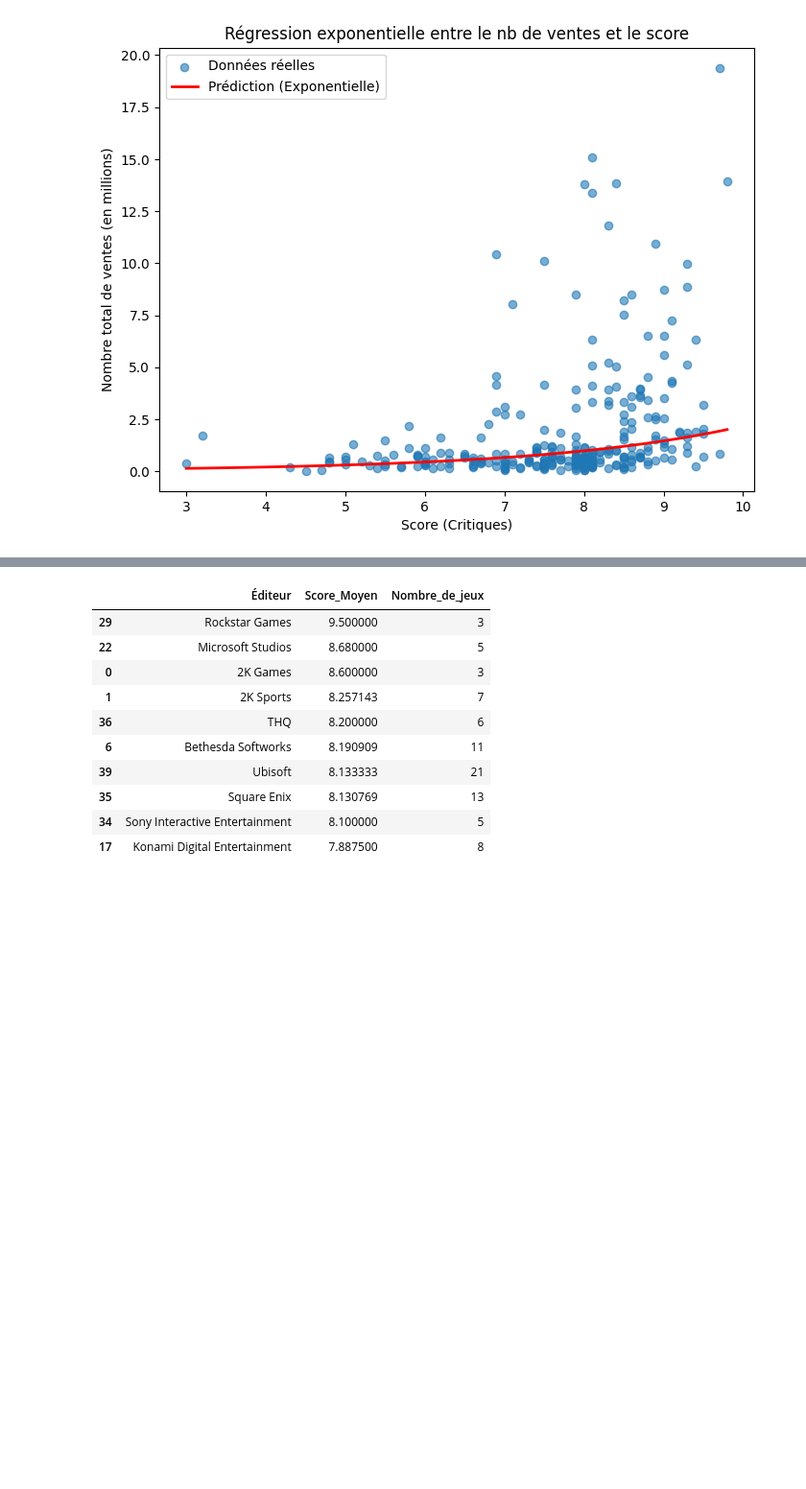
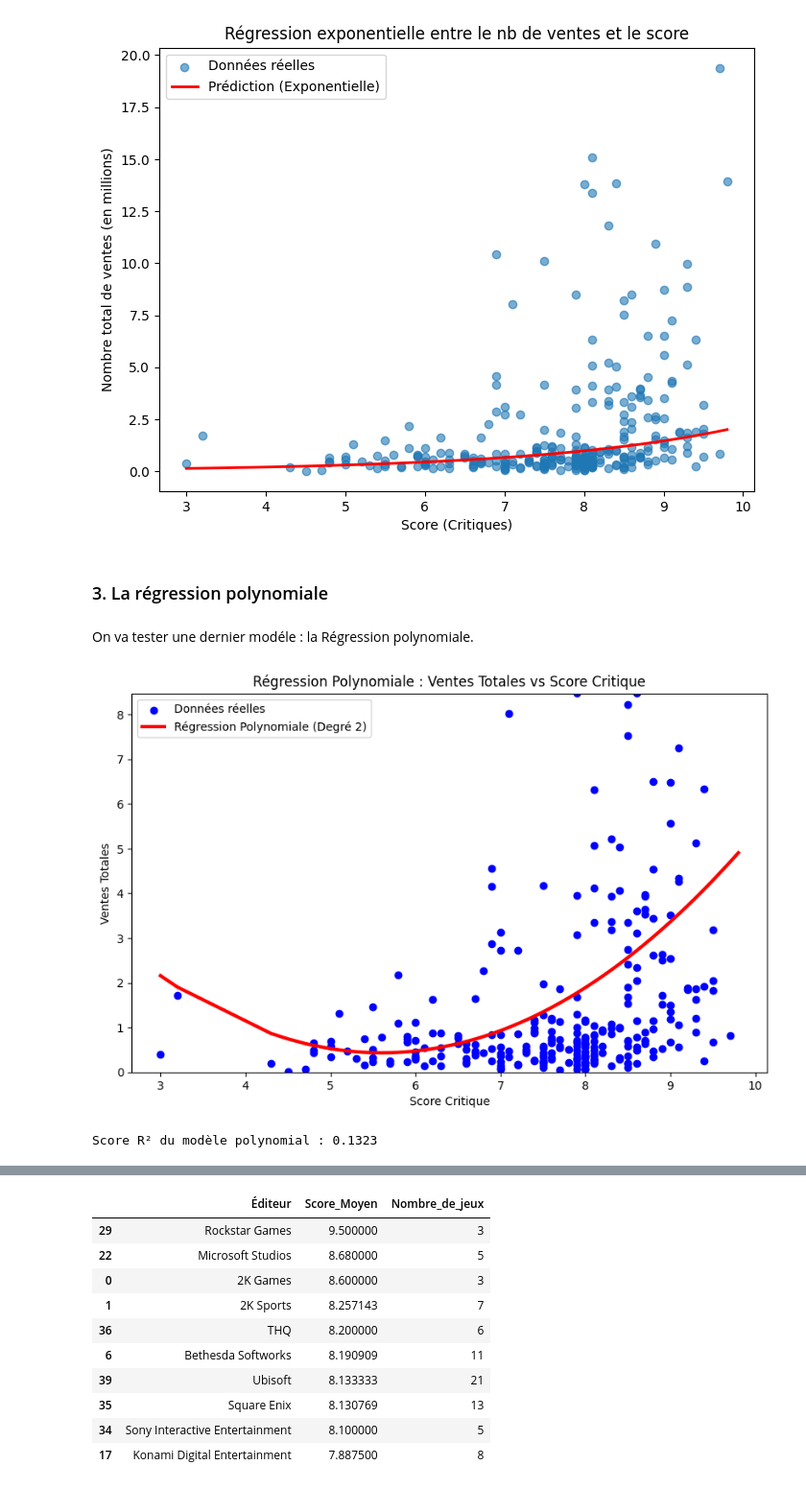
Before and after one commit to Sikoso774/vg_sales_2024, a Jupyter notebook: vg-sales.ipynb, the cells around one changed output, grey strips where cells are left out. Shown at 96% size. Saved outputs shown, nothing was run; the diff lists cells and outputs as text; code cells hidden in the pictures; blank space fills up the shorter version.

```diff
--- a/vg-sales.ipynb
+++ b/vg-sales.ipynb
@@ -185,5 +185,65 @@ plt.legend()
 plt.show()
 # %% [output]
 [figure]
+# %% [markdown]
+### 3. La régression polynomiale
+# %% [markdown]
+On va tester une dernier modéle : la Régression polynomiale.
+# %%
+import numpy as np
+import matplotlib.pyplot as plt
+from sklearn.linear_model import LinearRegression
+from sklearn.preprocessing import PolynomialFeatures
+import operator
+
+# 1. Préparation des données : retirer les valeurs manquantes pour éviter les erreurs
+df_clean = data.dropna(subset=['critic_score', 'total_sales']).copy()
+
+X = df_clean[['critic_score']].values
+y = df_clean[['total_sales']].values
+
+# 2. Trier les données selon X (très important pour que la ligne de la courbe s'affiche correctement et ne fasse pas des zigzags)
+sorted_zip = sorted(zip(X, y), key=operator.itemgetter(0))
+X_sorted, y_sorted = zip(*sorted_zip)
+X_sorted = np.array(X_sorted)
+y_sorted = np.array(y_sorted)
+
+# 3. Création du modèle polynomial (Commençons par le degré 2)
+# Degré 2 = parabole (une seule courbe). Degré 3 = forme en 'S' (deux courbes).
+poly_features = PolynomialFeatures(degree=2)
+X_poly = poly_features.fit_transform(X_sorted)
+
+# 4. Entraînement du modèle de régression linéaire sur nos données transformées
+poly_model = LinearRegression()
+poly_model.fit(X_poly, y_sorted)
+
+# 5. Prédictions (pour tracer la ligne)
+y_poly_pred = poly_model.predict(X_poly)
+
+# 6. Visualisation
+plt.figure(figsize=(10, 6))
+
+# Nuage de points des données réelles
+plt.scatter(X_sorted, y_sorted, color='blue', label='Données réelles')
+
+# Tracer la courbe du modèle
+plt.plot(X_sorted, y_poly_pred, color='red', linewidth=3, label='Régression Polynomiale (Degré 2)')
+
+plt.title("Régression Polynomiale : Ventes Totales vs Score Critique")
+plt.xlabel("Score Critique")
+plt.ylabel("Ventes Totales")
+plt.legend()
+
+# Limiter l'axe Y pour mieux voir la courbe (tu peux ajuster si tes ventes montent très haut)
+plt.ylim(0, df_clean['total_sales'].quantile(0.95))
+
+plt.show()
+
+# Afficher le score R2 pour évaluer la précision mathématique du modèle
+score_r2 = poly_model.score(X_poly, y_sorted)
+print(f"Score R² du modèle polynomial : {score_r2:.4f}")
+# %% [output]
+[figure, added]
+Score R² du modèle polynomial : 0.1323
 # %% [markdown]
 Je m'attendais à un courbe exponentielle. Mais non... je vais tenter de prendre en considération le score crtitique en rapport avec le ``publisher``.
```
Also changed, not shown: parts of 4 cells of this notebook, 2 other files.
